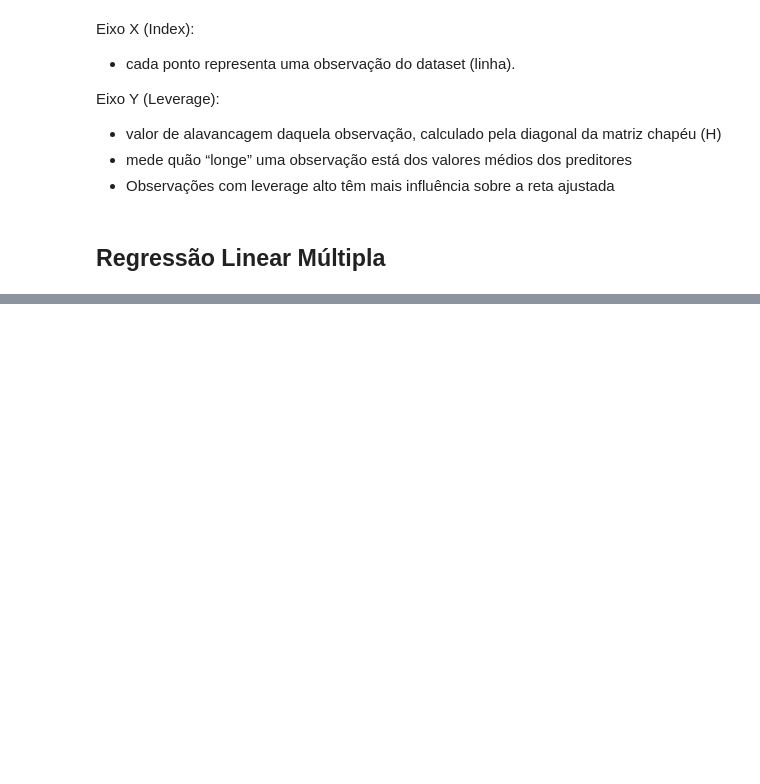
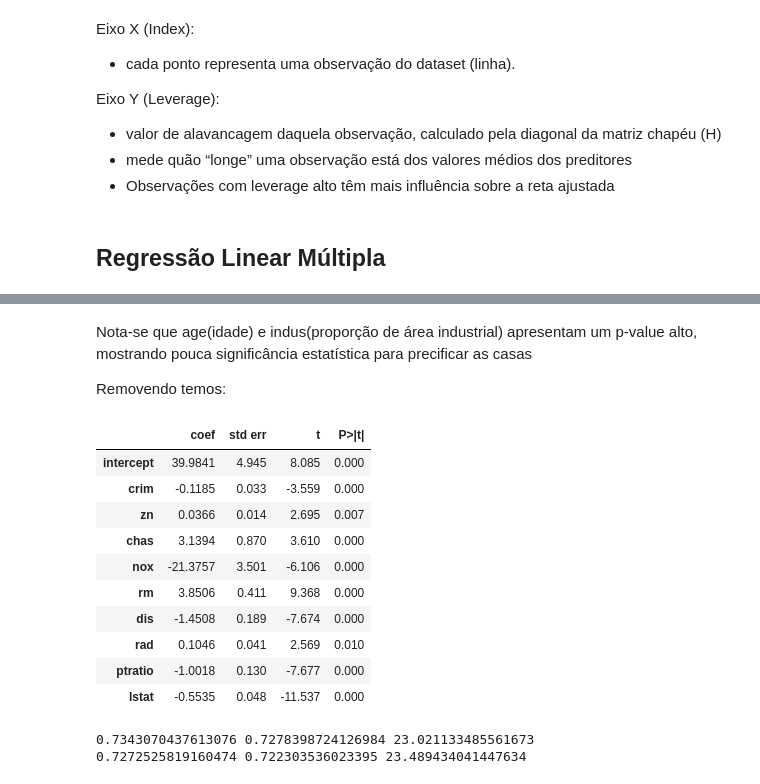
Before and after one commit to FernandoLKS/Laboratorios-Livro-ISLP, a Jupyter notebook: Lab. Regressão Linear/Lab.LinearRegression.ipynb, the cells around one changed output, grey strips where cells are left out. Saved outputs shown, nothing was run; the diff lists cells and outputs as text; code cells hidden in the pictures; blank space fills up the shorter version.

```diff
--- a/Lab. Regressão Linear/Lab.LinearRegression.ipynb
+++ b/Lab. Regressão Linear/Lab.LinearRegression.ipynb
@@ -180,0 +226,31 @@ Eixo Y (Leverage):
+# %% [markdown]
+Nota-se que age(idade) e indus(proporção de área industrial) apresentam um p-value alto, mostrando pouca significância estatística para precificar as casas
+
+Removendo temos:
+# %%
+y2 = Boston[['medv']]
+terms2 = Boston.columns.drop(['medv', 'age', 'indus'])
+X2 = MS(terms2).fit_transform(Boston)
+
+model2 =  sm.OLS(y2, X2)
+results2 =  model2.fit()
+summarize(results2)
+# %% [output]
+|  | coef | std err | t | P>|t| |
+| intercept | 39.9841 | 4.945 | 8.085 | 0.000 |
+| crim | -0.1185 | 0.033 | -3.559 | 0.000 |
+| zn | 0.0366 | 0.014 | 2.695 | 0.007 |
+| chas | 3.1394 | 0.870 | 3.610 | 0.000 |
+| nox | -21.3757 | 3.501 | -6.106 | 0.000 |
+| rm | 3.8506 | 0.411 | 9.368 | 0.000 |
+| dis | -1.4508 | 0.189 | -7.674 | 0.000 |
+| rad | 0.1046 | 0.041 | 2.569 | 0.010 |
+| ptratio | -1.0018 | 0.130 | -7.677 | 0.000 |
+| lstat | -0.5535 | 0.048 | -11.537 | 0.000 |
+# %%
+# R2, R2 ajustado, RSE
+print(results1.rsquared, results1.rsquared_adj, results1.scale)
+print(results2.rsquared, results2.rsquared_adj, results2.scale)
+# %% [output]
+0.7343070437613076 0.7278398724126984 23.021133485561673
+0.7272525819160474 0.722303536023395 23.489434041447634
```
Also changed, not shown: parts of 10 cells of this notebook.
